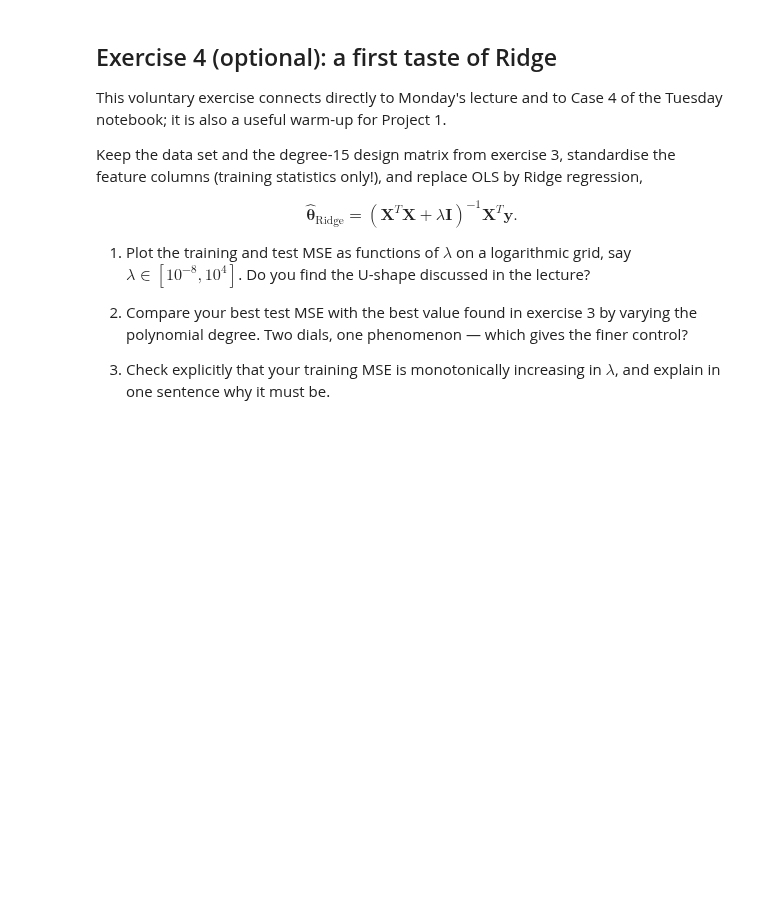
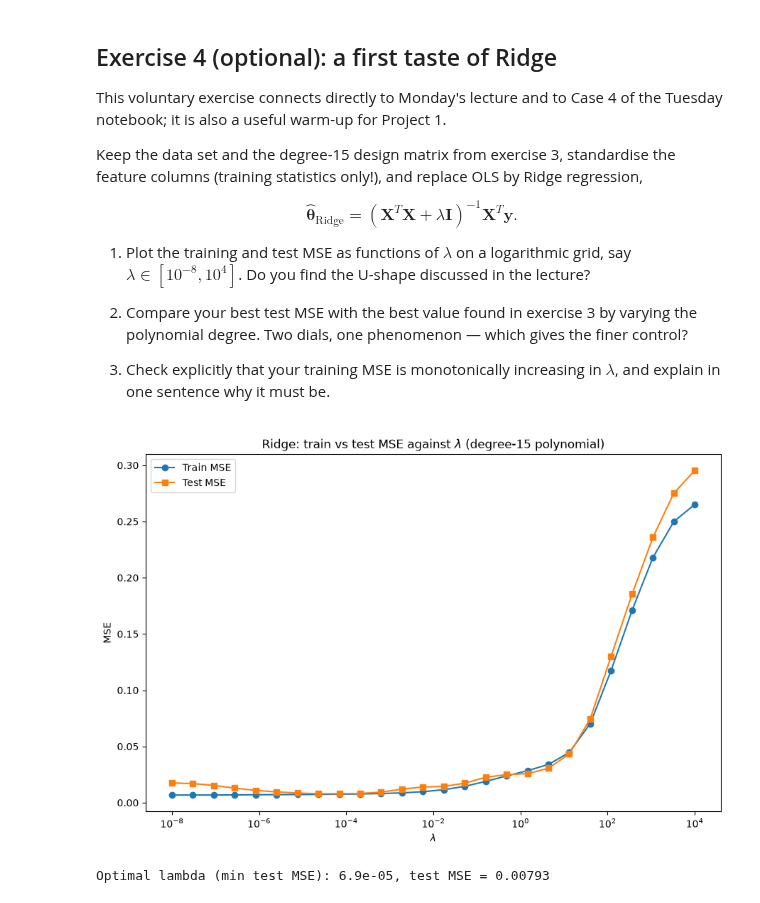
Before and after one commit to SigurdRiseth/FYS-STK4155-exercises, a Jupyter notebook: week35/exercisesweek35.ipynb, the cells around one changed output. Cells and saved outputs as stored; diff of their text form; code cells hidden in the pictures; blank space fills up the shorter version.

```diff
--- a/week35/exercisesweek35.ipynb
+++ b/week35/exercisesweek35.ipynb
@@ -385,3 +385,46 @@ $$
    $\lambda$, and explain in one sentence why it must be.
 # %%
 # Your code for exercise 4 here
+
+degree = 15
+# skip the x^0 column: Ridge's own intercept term handles the constant part,
+# so only the genuine features x^1..x^15 need to be standardised
+X = np.column_stack([x**i for i in range(1, degree + 1)])
+
+X_train, X_test, y_train, y_test = train_test_split(X, y, test_size=0.2, random_state=42)
+# %%
+from sklearn.preprocessing import StandardScaler
+
+scaler = StandardScaler()
+X_train_scaled = scaler.fit_transform(X_train)
+X_test_scaled = scaler.transform(X_test)
+# %%
+from sklearn.linear_model import Ridge
+
+lambdas = np.logspace(-8, 4, 26)
+
+mse_train_ridge = []
+mse_test_ridge = []
+
+for lam in lambdas:
+    ridge = Ridge(alpha=lam).fit(X_train_scaled, y_train)
+    mse_train_ridge.append(mean_squared_error(y_train, ridge.predict(X_train_scaled)))
+    mse_test_ridge.append(mean_squared_error(y_test, ridge.predict(X_test_scaled)))
+
+fig, ax = plt.subplots(figsize=(9, 6))
+ax.plot(lambdas, mse_train_ridge, "o-", label="Train MSE")
+ax.plot(lambdas, mse_test_ridge, "s-", label="Test MSE")
+ax.set_xscale("log")
+ax.set_xlabel(r"$\lambda$")
+ax.set_ylabel("MSE")
+ax.set_title("Ridge: train vs test MSE against $\\lambda$ (degree-15 polynomial)")
+ax.legend()
+plt.tight_layout()
+plt.show()
+
+best_idx = int(np.argmin(mse_test_ridge))
+print(f"Optimal lambda (min test MSE): {lambdas[best_idx]:.1e}, "
+      f"test MSE = {mse_test_ridge[best_idx]:.5f}")
+# %% [output]
+[figure, added]
+Optimal lambda (min test MSE): 6.9e-05, test MSE = 0.00793
```
Also changed, not shown: parts of 1 cell of this notebook.
